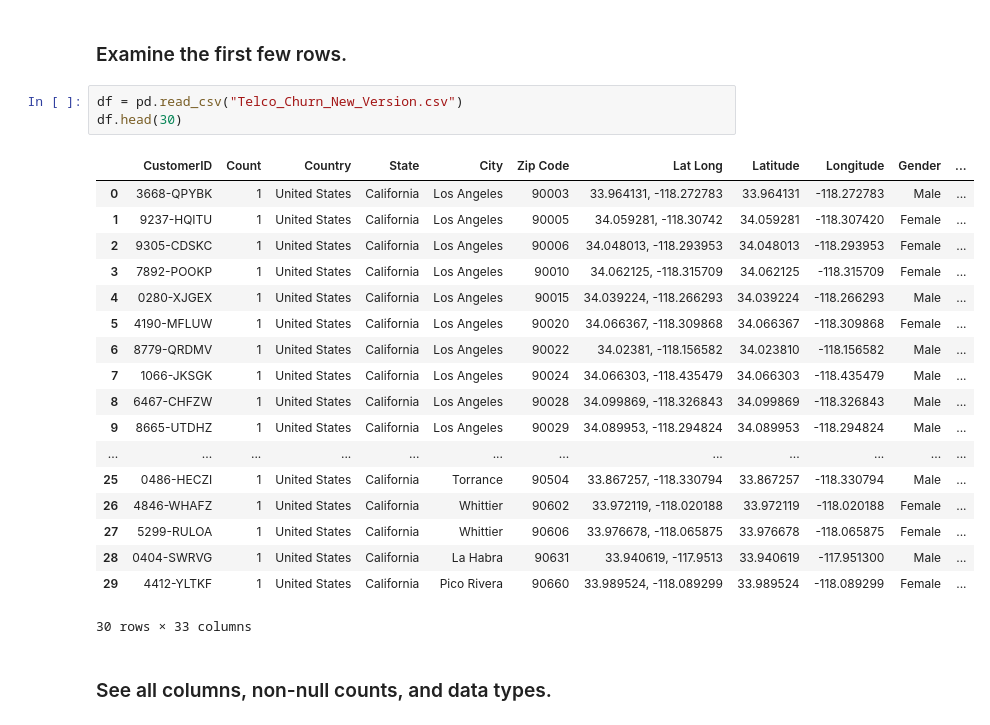
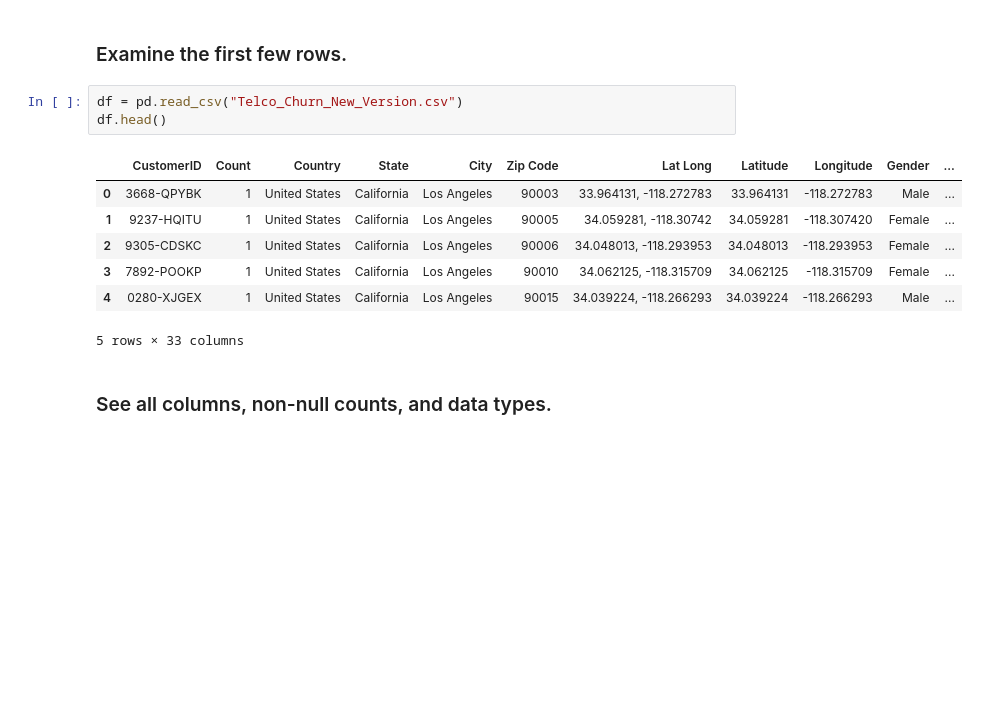
Before and after one commit to markcoty/Telco-Churn-Prediction-Model, a Jupyter notebook: Telco Churn Prediction Model.ipynb, the cells around one changed output. Drawn from its saved outputs; the diff is of its cells as text; blank space fills up the shorter version.

```diff
--- a/Telco Churn Prediction Model.ipynb
+++ b/Telco Churn Prediction Model.ipynb
@@ -12,26 +12,15 @@ warnings.filterwarnings("ignore")
 ### Examine the first few rows.
 # %%
 df = pd.read_csv("Telco_Churn_New_Version.csv")
-df.head(30)
+df.head()
 # %% [output]
 |  | CustomerID | Count | Country | State | City | Zip Code | Lat Long | Latitude | Longitude | Gender | ... |
 | 0 | 3668-QPYBK | 1 | United States | California | Los Angeles | 90003 | 33.964131, -118.272783 | 33.964131 | -118.272783 | Male | ... |
 | 1 | 9237-HQITU | 1 | United States | California | Los Angeles | 90005 | 34.059281, -118.30742 | 34.059281 | -118.307420 | Female | ... |
 | 2 | 9305-CDSKC | 1 | United States | California | Los Angeles | 90006 | 34.048013, -118.293953 | 34.048013 | -118.293953 | Female | ... |
 | 3 | 7892-POOKP | 1 | United States | California | Los Angeles | 90010 | 34.062125, -118.315709 | 34.062125 | -118.315709 | Female | ... |
 | 4 | 0280-XJGEX | 1 | United States | California | Los Angeles | 90015 | 34.039224, -118.266293 | 34.039224 | -118.266293 | Male | ... |
-| 5 | 4190-MFLUW | 1 | United States | California | Los Angeles | 90020 | 34.066367, -118.309868 | 34.066367 | -118.309868 | Female | ... |
-| 6 | 8779-QRDMV | 1 | United States | California | Los Angeles | 90022 | 34.02381, -118.156582 | 34.023810 | -118.156582 | Male | ... |
-| 7 | 1066-JKSGK | 1 | United States | California | Los Angeles | 90024 | 34.066303, -118.435479 | 34.066303 | -118.435479 | Male | ... |
-| 8 | 6467-CHFZW | 1 | United States | California | Los Angeles | 90028 | 34.099869, -118.326843 | 34.099869 | -118.326843 | Male | ... |
-| 9 | 8665-UTDHZ | 1 | United States | California | Los Angeles | 90029 | 34.089953, -118.294824 | 34.089953 | -118.294824 | Male | ... |
-| ... | ... | ... | ... | ... | ... | ... | ... | ... | ... | ... | ... |
-| 25 | 0486-HECZI | 1 | United States | California | Torrance | 90504 | 33.867257, -118.330794 | 33.867257 | -118.330794 | Male | ... |
-| 26 | 4846-WHAFZ | 1 | United States | California | Whittier | 90602 | 33.972119, -118.020188 | 33.972119 | -118.020188 | Female | ... |
-| 27 | 5299-RULOA | 1 | United States | California | Whittier | 90606 | 33.976678, -118.065875 | 33.976678 | -118.065875 | Female | ... |
-| 28 | 0404-SWRVG | 1 | United States | California | La Habra | 90631 | 33.940619, -117.9513 | 33.940619 | -117.951300 | Male | ... |
-| 29 | 4412-YLTKF | 1 | United States | California | Pico Rivera | 90660 | 33.989524, -118.089299 | 33.989524 | -118.089299 | Female | ... |
-30 rows × 33 columns
+5 rows × 33 columns
 # %% [markdown]
 ### See all columns, non-null counts, and data types.
 # %%
```
Also changed, not shown: parts of 3 cells of this notebook.
